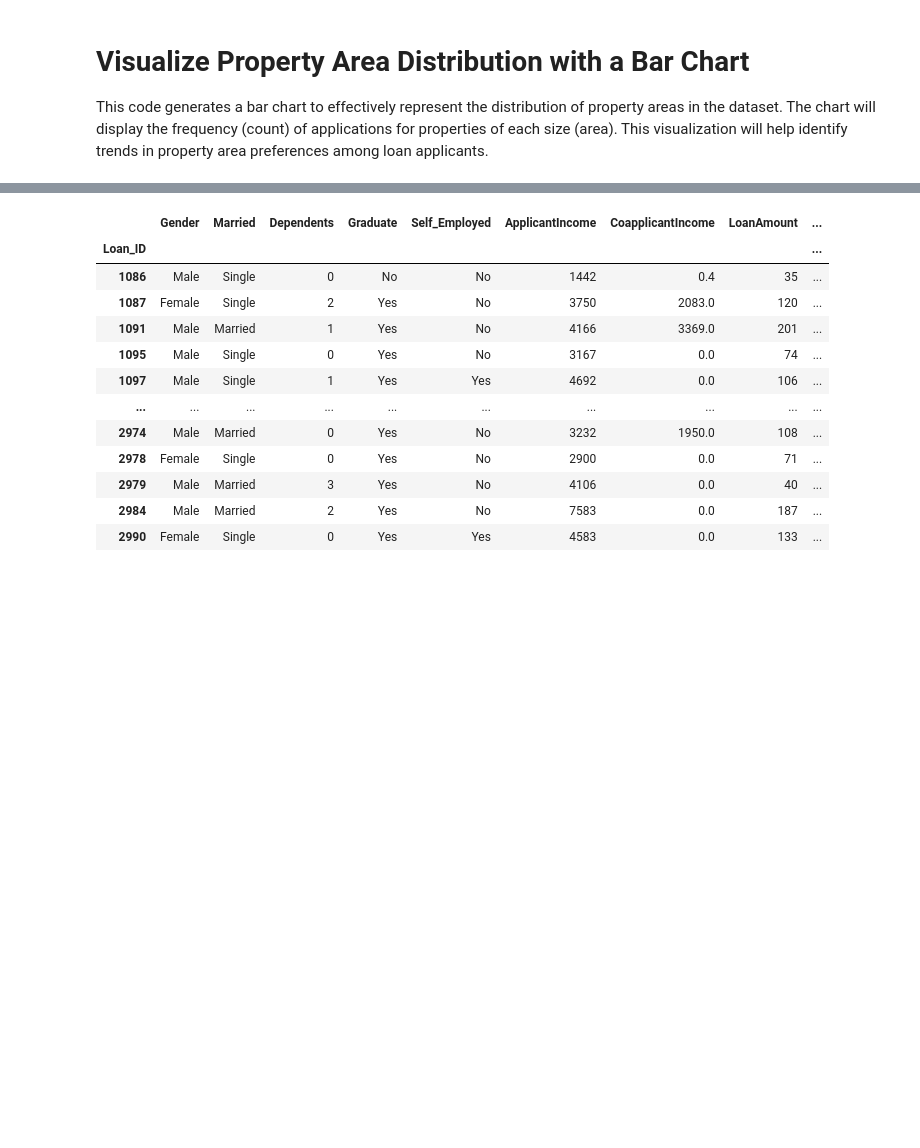
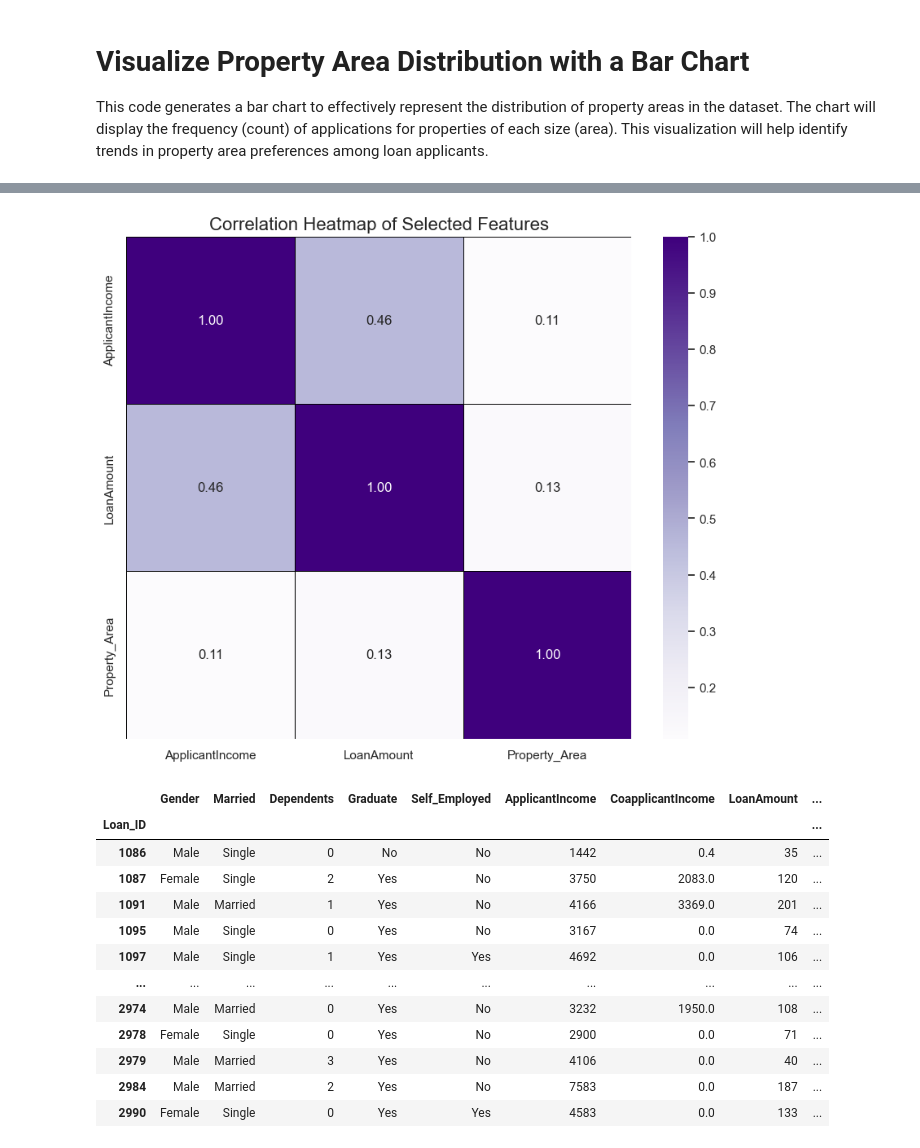
Before and after one commit to kassidy10/Developer, a Jupyter notebook: PDA_formative_assessment/pda.ipynb, the cells around one changed output, grey strips where cells are left out. Saved outputs shown, nothing was run; the diff lists cells and outputs as text; code cells hidden in the pictures; blank space fills up the shorter version.

```diff
--- a/PDA_formative_assessment/pda.ipynb
+++ b/PDA_formative_assessment/pda.ipynb
@@ -719,3 +716,22 @@ plt.show()
+# %%
+import seaborn as sns
+import matplotlib.pyplot as plt
+import matplotlib.colors as mcolors
+# Select the relevant features for the correlation heatmap
+selected_features = afs_loan[['ApplicantIncome', 'LoanAmount','Property_Area']]
+
+# Compute the correlation matrix
+correlation_matrix = selected_features.corr()
+
+plt.figure(figsize=(10, 8))
+sns.heatmap(correlation_matrix, annot=True, cmap="Purples", fmt='.2f', linewidths=0.5, linecolor='black')
+
+# Add a title to the heatmap
+plt.title('Correlation Heatmap of Selected Features', fontsize=16)
+# Show the plot
+plt.show()
+# %% [output]
+[figure, added]
 # %%
 afs_loan
 # %% [output]
```
Also changed, not shown: parts of 13 cells of this notebook, 5 other files.
